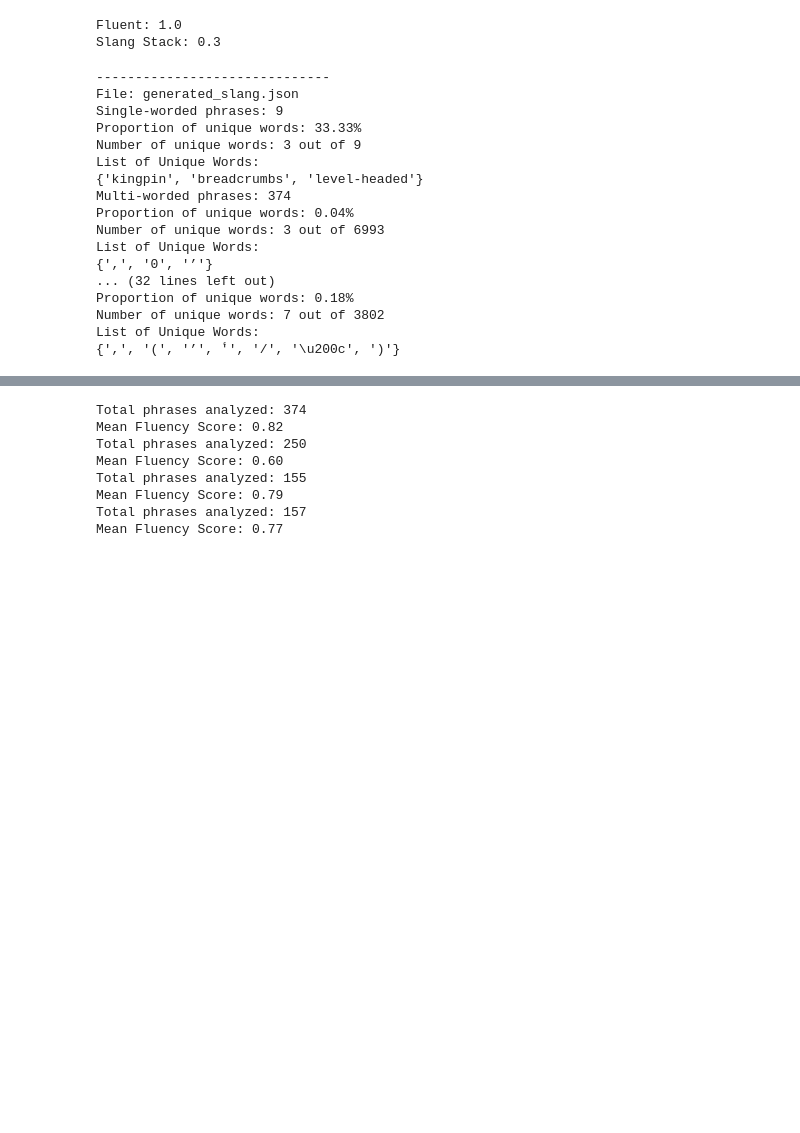
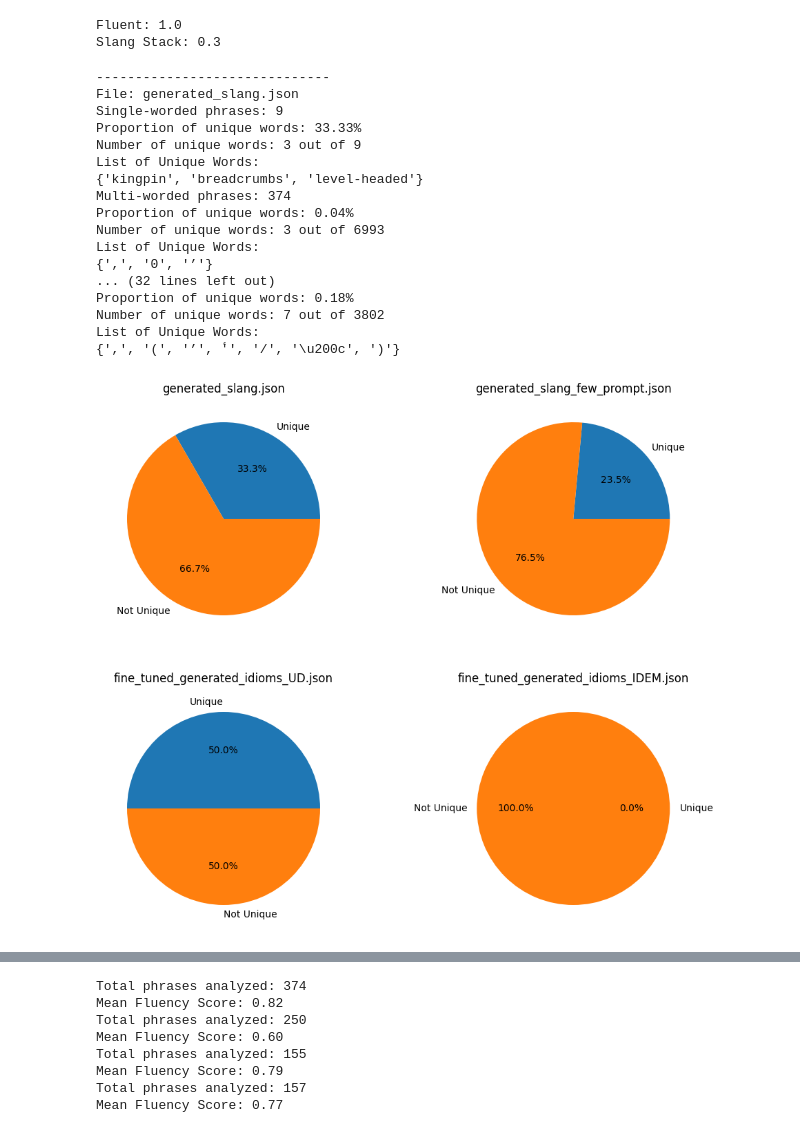
Before and after one commit to Brock555555/175Project, a Jupyter notebook: New_Eval.ipynb, the cells around one changed output, grey strips where cells are left out. Cells and saved outputs as stored; diff of their text form; code cells hidden in the pictures; blank space fills up the shorter version.

```diff
--- a/New_Eval.ipynb
+++ b/New_Eval.ipynb
@@ -739,7 +751,10 @@ Slang Stack: 0.3
 #m_score = calculate_corpus_score(test_phrase, 2, movie_freq)
 #word_exists(word, Silent = False):
 
-for file, single_worded, multi_worded in zip(files, total_singles, total_multis):
+fig1, ax1 = plt.subplots(2, 2, figsize=(12, 10))
+fig2, ax2 = plt.subplots(2, 2, figsize=(12, 10))
+
+for i, (file, single_worded, multi_worded) in enumerate(zip(files, total_singles, total_multis)):
     #start with the single worded dictionary lookup
     unique_words = set()
     for word in single_worded:
@@ -749,6 +764,12 @@ for file, single_worded, multi_worded in zip(files, total_singles, total_multis)
     # Calculate the proportion
     proportion_unique = len(unique_words) /len(single_worded) if len(single_worded) > 0 else 0
 
+    ax1.flat[i].set_title(file)
+    ax1.flat[i].pie(
+        [len(unique_words), len(single_worded) - len(unique_words)],
+        labels=['Unique', 'Not Unique'],
+        autopct='%1.1f%%'
+    )
     # Results
     print("-" * 30)
     print(f"File: {file}")
@@ -767,30 +788,39 @@ for file, single_worded, multi_worded in zip(files, total_singles, total_multis)
             if not word_exists(word, Silent = True):
                 unique_words.add(word)
 
     # Calculate the proportion
     proportion_unique = len(unique_words) /average if average > 0 else 0
 
+    ax2.flat[i].set_title(file)
+    ax2.flat[i].pie(
+        [len(unique_words), average - len(unique_words)],
+        labels=['Unique', 'Not Unique'],
+        autopct='%1.1f%%'
+    )
     # Results
     print(f"Multi-worded phrases: {len(multi_worded)}")
     print(f"Proportion of unique words: {proportion_unique:.2%}")
     print(f"Number of unique words: {len(unique_words)} out of {average}")
     print("List of Unique Words:")
     print(unique_words)
+plt.tight_layout()
+plt.show()
 # %% [output]
 ------------------------------
 File: generated_slang.json
 Single-worded phrases: 9
 Proportion of unique words: 33.33%
 Number of unique words: 3 out of 9
 List of Unique Words:
 {'kingpin', 'breadcrumbs', 'level-headed'}
 Multi-worded phrases: 374
 Proportion of unique words: 0.04%
 Number of unique words: 3 out of 6993
 List of Unique Words:
 {',', '0', '’'}
 ... (32 lines left out)
 Proportion of unique words: 0.18%
 Number of unique words: 7 out of 3802
 List of Unique Words:
 {',', '(', '’', 'ٔ', '/', '\u200c', ')'}
+[figure, added]
```
Also changed, not shown: parts of 2 cells of this notebook.
